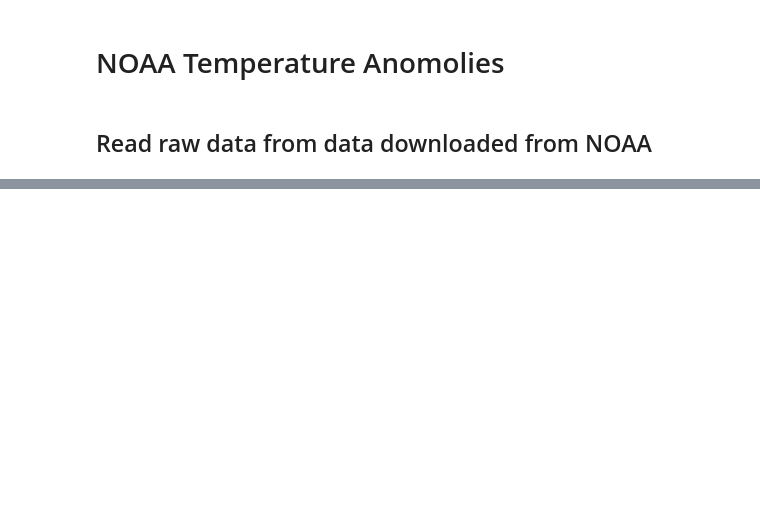
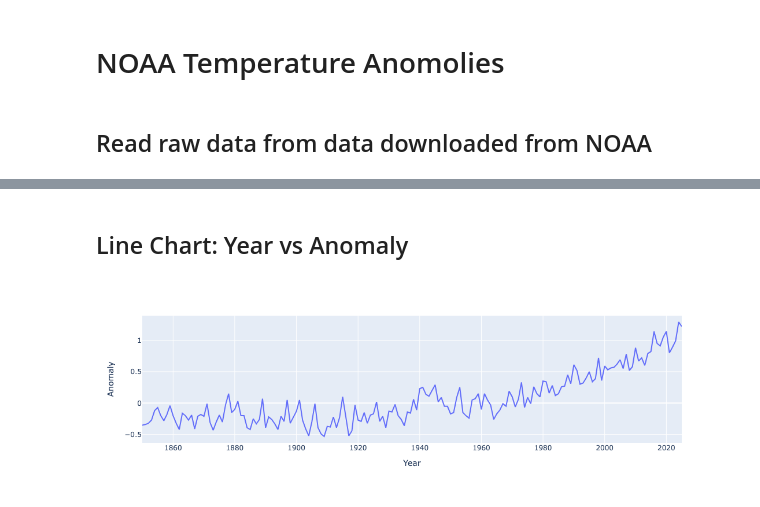
Before and after one commit to rebeccapeltz/data_analysis_code, a Jupyter notebook: 6_explore_emissions_temp_data/temp_data.ipynb, the cells around one changed output, grey strips where cells are left out. Drawn from its saved outputs; the diff is of its cells as text; code cells hidden in the pictures; blank space fills up the shorter version.

```diff
--- a/6_explore_emissions_temp_data/temp_data.ipynb
+++ b/6_explore_emissions_temp_data/temp_data.ipynb
@@ -45,0 +5,5 @@ isnull:
+# %%
+import pandas as pd
+import io # need this to get info
+
+df_temp_anomalies = pd.read_csv('../data/global_temp_anomaly.csv',comment='#',encoding='us-ascii')
@@ -45,0 +149,8 @@ isnull:
+# %% [markdown]
+## Line Chart: Year vs Anomaly
+# %%
+import plotly.express as px
+fig = px.line(df_temp_anomalies,x='Year', y='Anomaly')
+fig.show()
+# %% [output]
+[figure, added]
```
Also changed, not shown: parts of 19 cells of this notebook, 5 other files.
